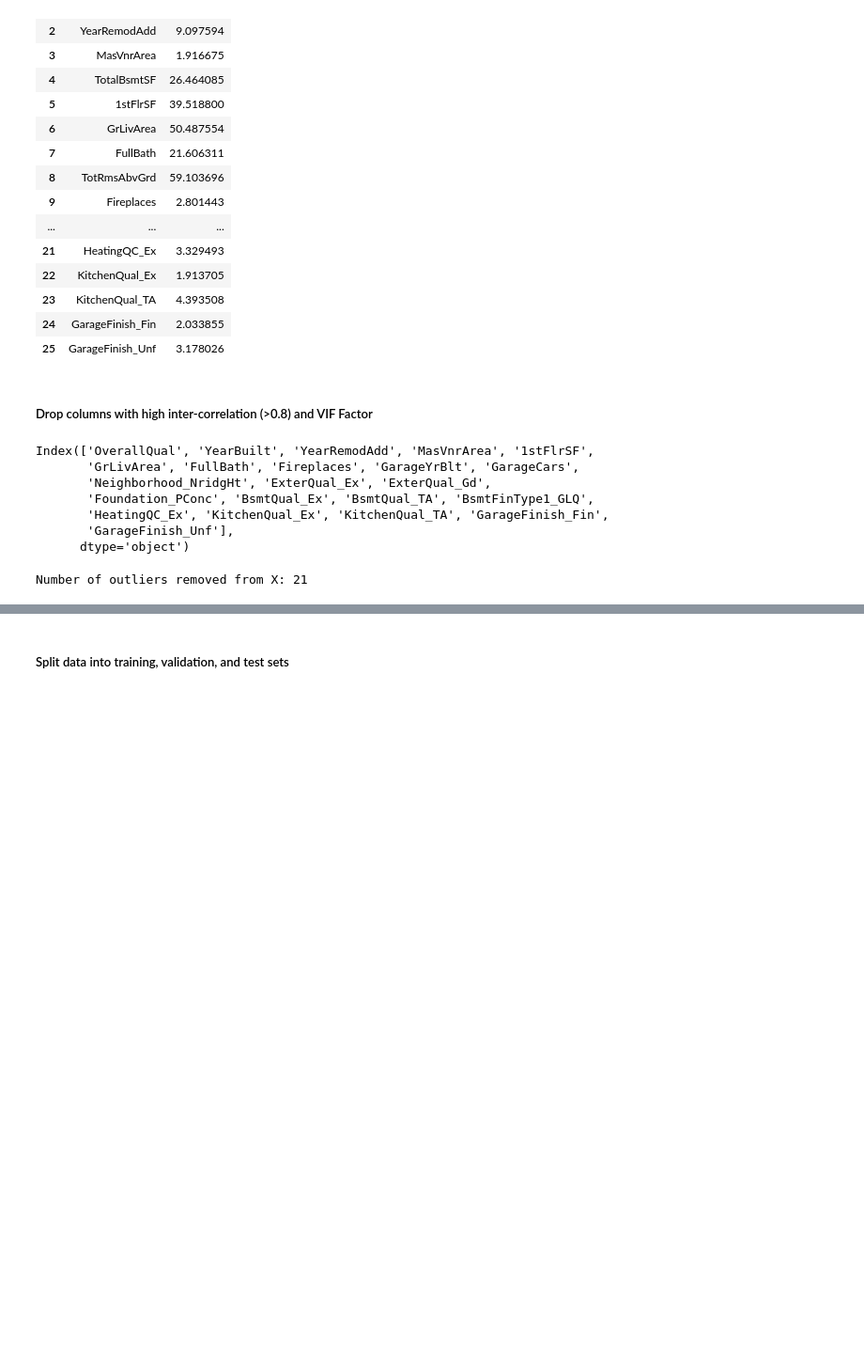
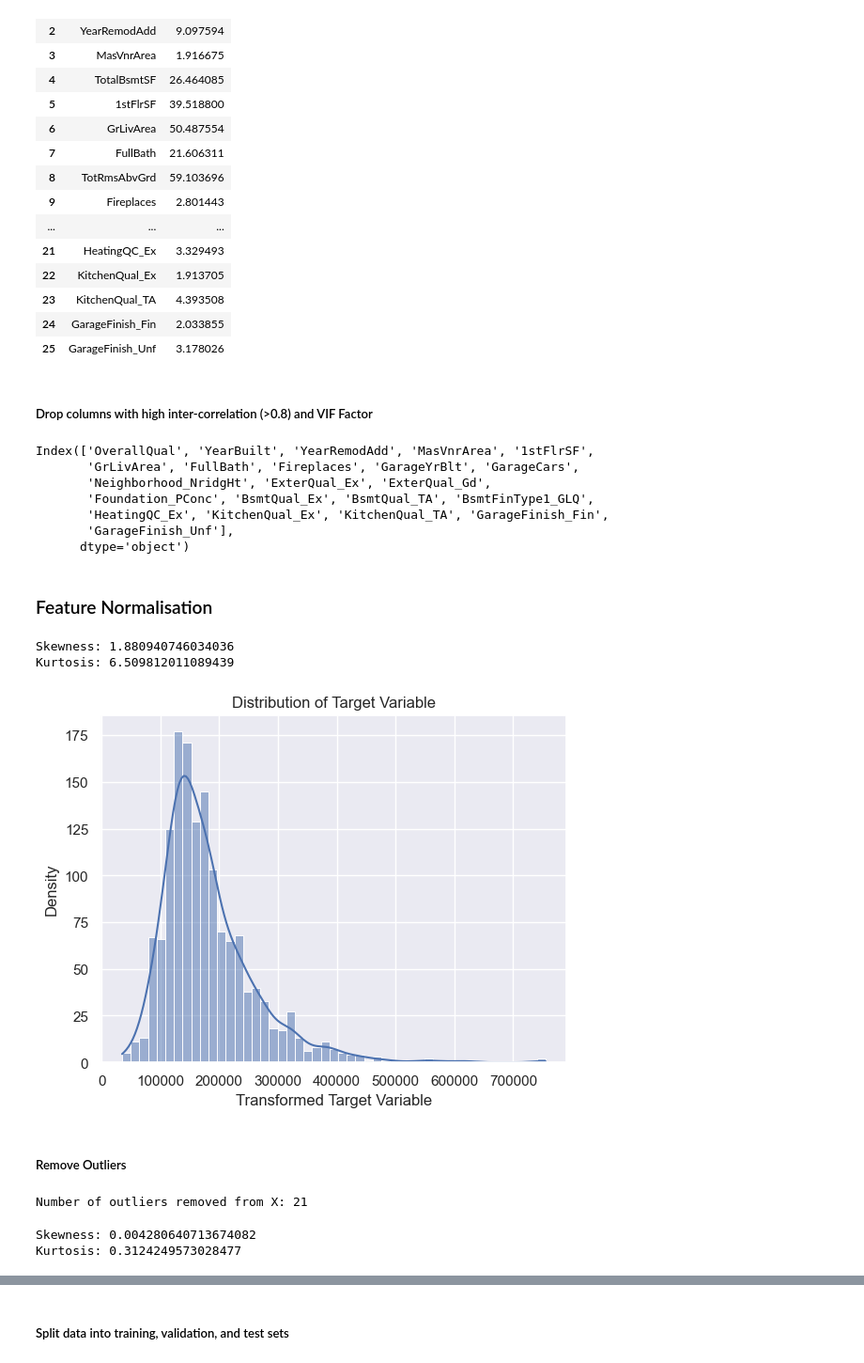
Before and after one commit to KaushikR1999/housing-price-prediction, a Jupyter notebook: Regression.ipynb, the cells around one changed output, grey strips where cells are left out. Shown: that part at 94% size. Drawn from its saved outputs; the diff is of its cells as text; code cells hidden in the pictures; blank space fills up the shorter version.

```diff
--- a/Regression.ipynb
+++ b/Regression.ipynb
@@ -178,6 +180,29 @@ Index(['OverallQual', 'YearBuilt', 'YearRemodAdd', 'MasVnrArea', '1stFlrSF',
       dtype='object')
 # %%
 y = df.SalePrice
+# %% [markdown]
+### Feature Normalisation
+# %%
+# Calculate skewness and kurtosis of target variable
+skewness = skew(y)
+kurt = kurtosis(y)
+
+print(f"Skewness: {skewness}")
+print(f"Kurtosis: {kurt}")
+# %% [output]
+Skewness: 1.880940746034036
+Kurtosis: 6.509812011089439
+# %%
+# Plot histogram or density plot of target variable
+sns.histplot(y, kde=True)
+plt.xlabel("Transformed Target Variable")
+plt.ylabel("Density")
+plt.title("Distribution of Target Variable")
+plt.show()
+# %% [output]
+[figure, added]
+# %% [markdown]
+##### Remove Outliers
 # %%
 # Calculate the IQR for each column
 Q1 = y.quantile(0.25)
@@ -205,0 +236,10 @@ Number of outliers removed from X: 21
+# %%
+# Calculate skewness and kurtosis of transformed target variable
+skewness = skew(y_transformed)
+kurt = kurtosis(y_transformed)
+
+print(f"Skewness: {skewness}")
+print(f"Kurtosis: {kurt}")
+# %% [output]
+Skewness: 0.004280640713674082
+Kurtosis: 0.3124249573028477
```
Also changed, not shown: parts of 8 cells of this notebook.
